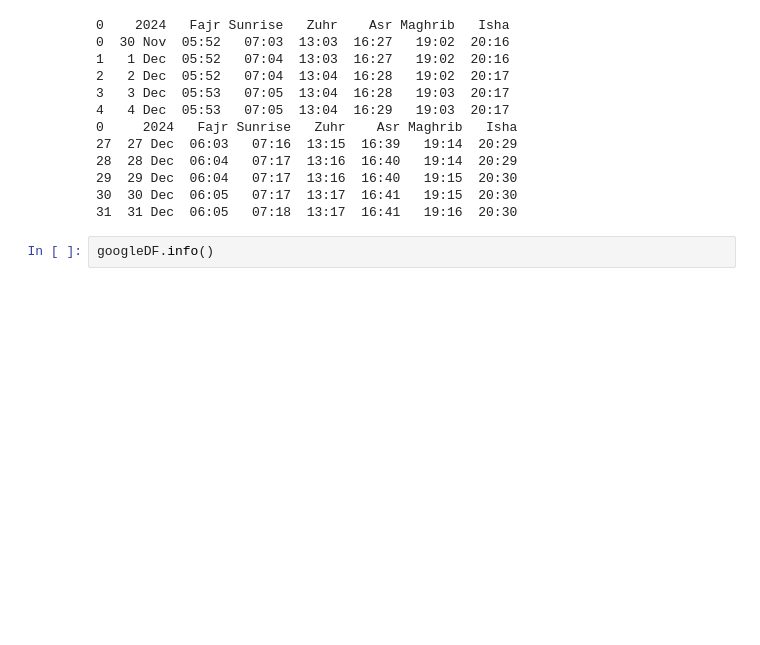
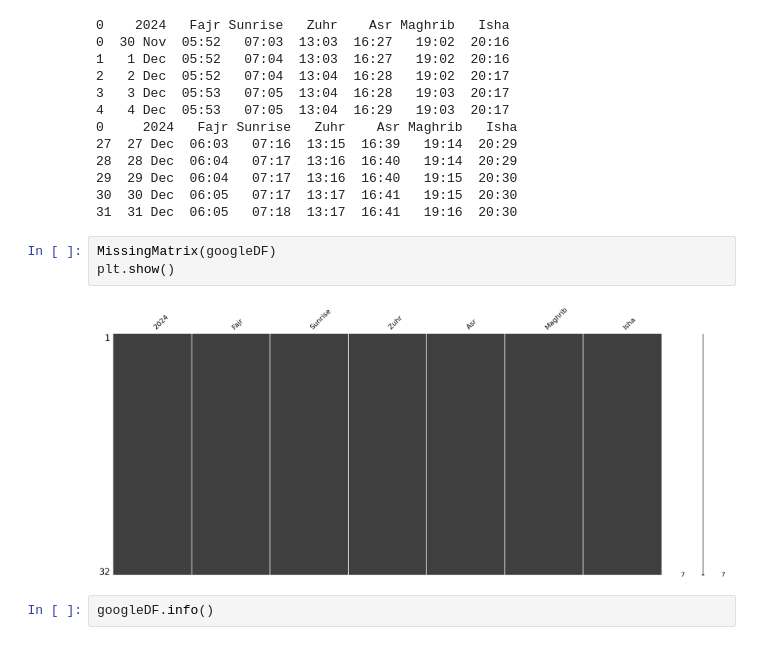
Before and after one commit to azamsuratem/predictprayertimes, a Jupyter notebook: python/objectives_1_and_2.ipynb, the cells around one changed output. Drawn from its saved outputs; the diff is of its cells as text; blank space fills up the shorter version.

```diff
--- a/python/objectives_1_and_2.ipynb
+++ b/python/objectives_1_and_2.ipynb
@@ -104,6 +107,11 @@ print(googleDF.tail())
 29  29 Dec  06:04   07:17  13:16  16:40   19:15  20:30
 30  30 Dec  06:05   07:17  13:17  16:41   19:15  20:30
 31  31 Dec  06:05   07:18  13:17  16:41   19:16  20:30
+# %%
+MissingMatrix(googleDF)
+plt.show()
+# %% [output]
+[figure, added]
 # %%
 googleDF.info()
 # %% [output]
```
Also changed, not shown: parts of 49 cells of this notebook.
